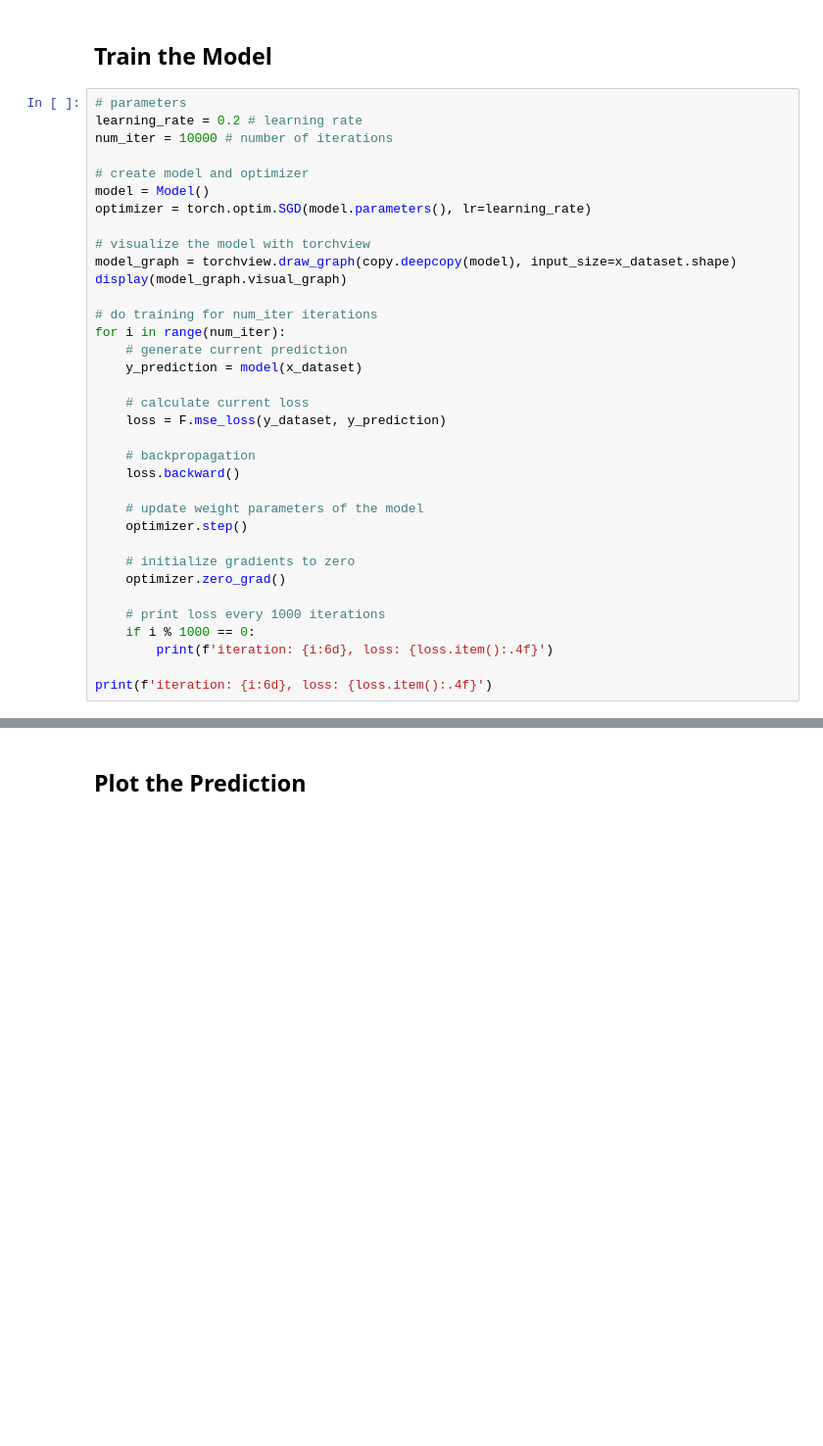
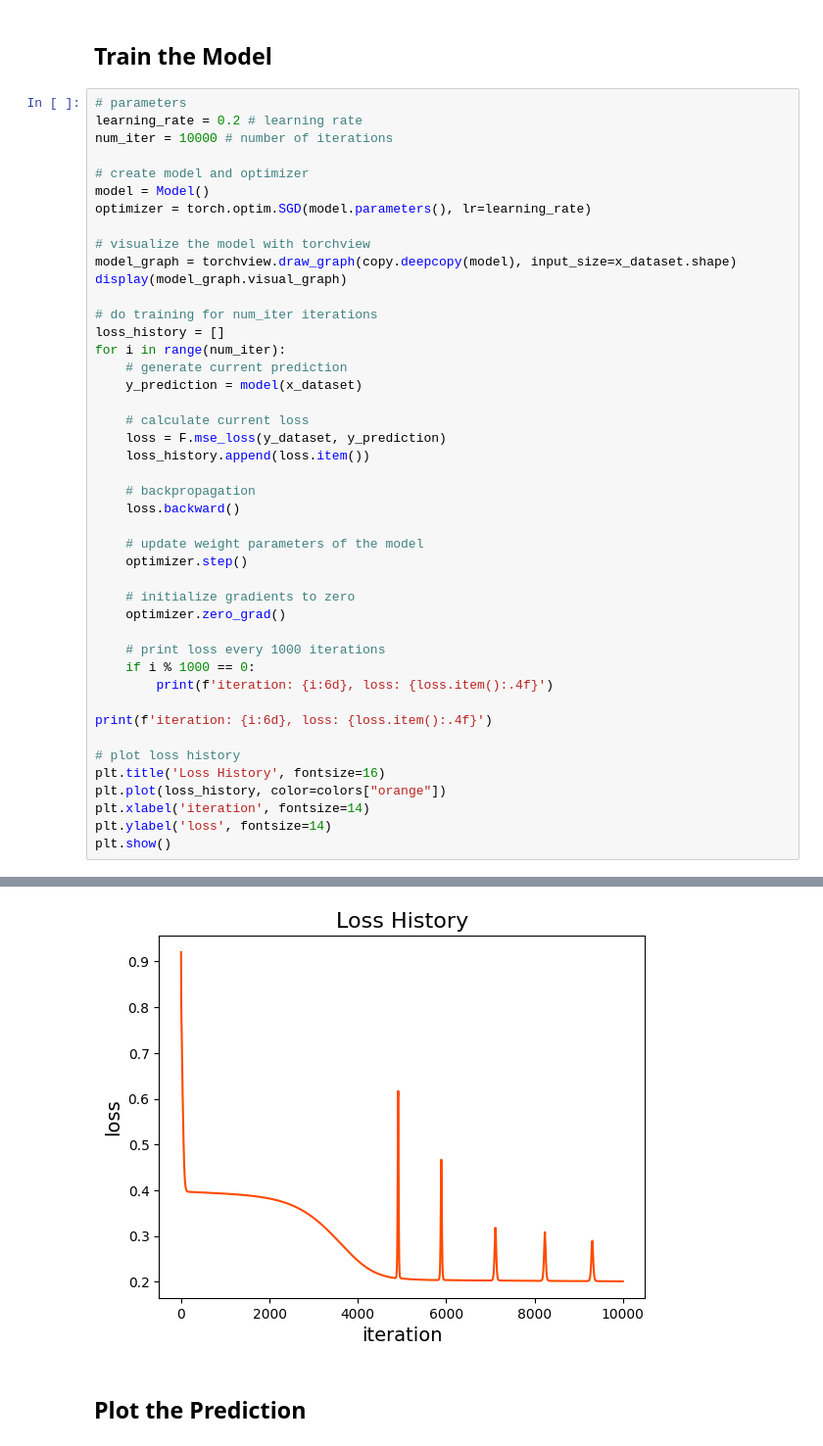
Before and after one commit to MizuhoAOKI/neural_network, a Jupyter notebook: notebooks/mlp_pytorch.ipynb, the cells around one changed output, grey strips where cells are left out. Shown at 98% size. Saved outputs shown, nothing was run; the diff lists cells and outputs as text; blank space fills up the shorter version.

Commit message:
add loss history plot to  mlp_pytorch

```diff
--- a/notebooks/mlp_pytorch.ipynb
+++ b/notebooks/mlp_pytorch.ipynb
@@ -58,40 +58,50 @@ model_graph = torchview.draw_graph(copy.deepcopy(model), input_size=x_dataset.sh
 display(model_graph.visual_graph)
 
 # do training for num_iter iterations
+loss_history = []
 for i in range(num_iter):
     # generate current prediction
     y_prediction = model(x_dataset)
 
     # calculate current loss
     loss = F.mse_loss(y_dataset, y_prediction)
+    loss_history.append(loss.item())
 
     # backpropagation
     loss.backward()
 
     # update weight parameters of the model
     optimizer.step()
 
     # initialize gradients to zero
     optimizer.zero_grad()
 
     # print loss every 1000 iterations
     if i % 1000 == 0:
         print(f'iteration: {i:6d}, loss: {loss.item():.4f}')
 
 print(f'iteration: {i:6d}, loss: {loss.item():.4f}')
+
+# plot loss history
+plt.title('Loss History', fontsize=16)
+plt.plot(loss_history, color=colors["orange"])
+plt.xlabel('iteration', fontsize=14)
+plt.ylabel('loss', fontsize=14)
+plt.show()
 # %% [output]
 [drawing not drawn]
 iteration:      0, loss: 0.9204
 iteration:   1000, loss: 0.3923
 iteration:   2000, loss: 0.3817
 iteration:   3000, loss: 0.3393
 iteration:   4000, loss: 0.2458
 iteration:   5000, loss: 0.2069
 iteration:   6000, loss: 0.2035
 iteration:   7000, loss: 0.2024
 iteration:   8000, loss: 0.2017
 iteration:   9000, loss: 0.2011
 iteration:   9999, loss: 0.2007
+[figure, added]
 # %% [markdown]
 ## Plot the Prediction
 # %%
```
